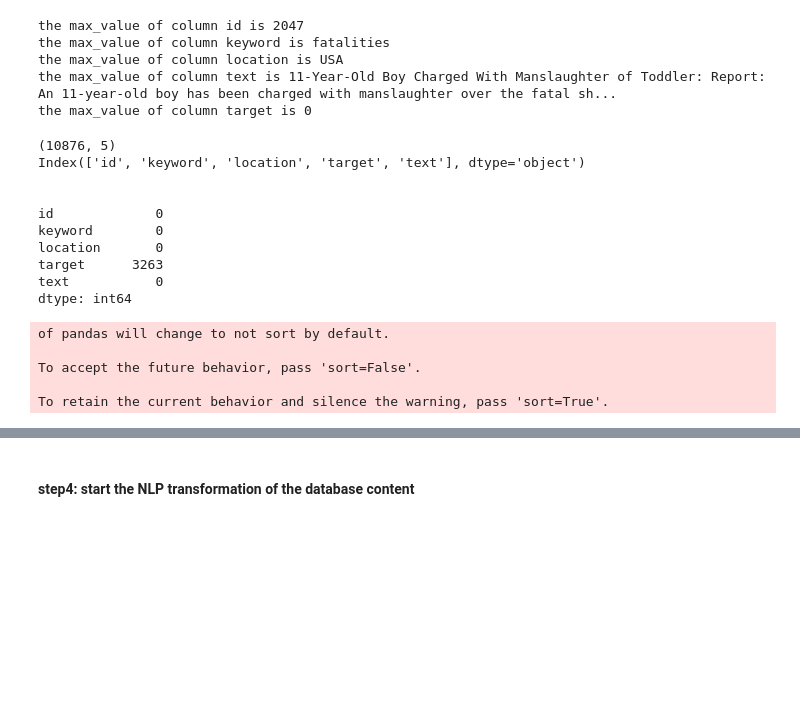
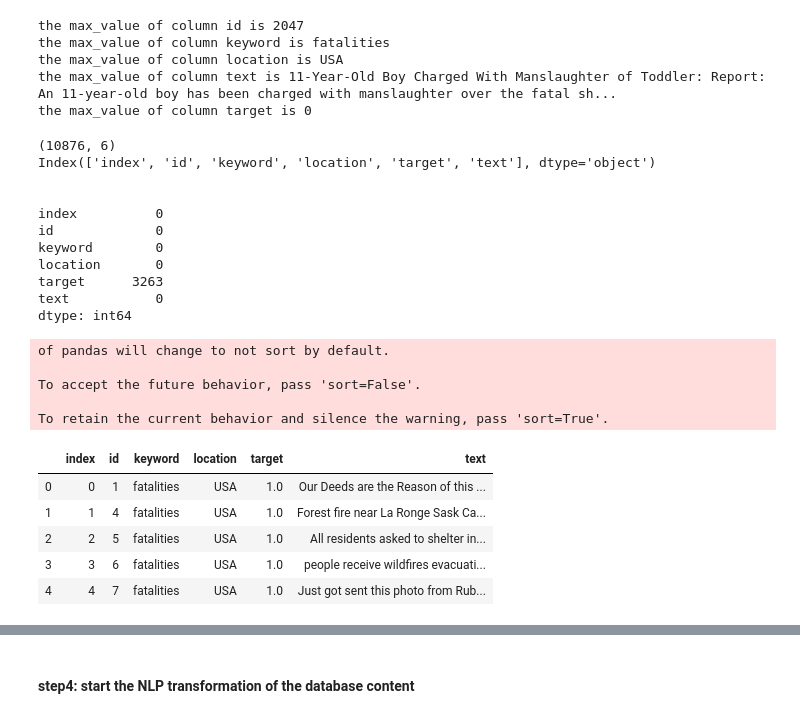
Before and after one commit to JeanMILPIED/Disaster_tweets_kaggle, a Jupyter notebook: my_NLP_disaster_book.ipynb, the cells around one changed output, grey strips where cells are left out. Cells and saved outputs as stored; diff of their text form; code cells hidden in the pictures; blank space fills up the shorter version.

```diff
--- a/my_NLP_disaster_book.ipynb
+++ b/my_NLP_disaster_book.ipynb
@@ -107,13 +127,14 @@ my_remove_nonalpha(data_train)
 my_remove_nonalpha(data_test)
 # %%
 # we concatenate horizonatally the 2 databases
-my_data_all=pd.concat([data_train,data_test], axis=0)
+my_data_all=pd.concat([data_train,data_test], axis=0).reset_index()
 data_set_exploration(my_data_all)
 # %% [output]
-(10876, 5)
-Index(['id', 'keyword', 'location', 'target', 'text'], dtype='object')
+(10876, 6)
+Index(['index', 'id', 'keyword', 'location', 'target', 'text'], dtype='object')
 
 
+index          0
 id             0
 keyword        0
 location       0
@@ -125,3 +146,12 @@ of pandas will change to not sort by default.
 To accept the future behavior, pass 'sort=False'.
 
 To retain the current behavior and silence the warning, pass 'sort=True'.
+# %%
+my_data_all.head()
+# %% [output]
+|  | index | id | keyword | location | target | text |
+| 0 | 0 | 1 | fatalities | USA | 1.0 | Our Deeds are the Reason of this ... |
+| 1 | 1 | 4 | fatalities | USA | 1.0 | Forest fire near La Ronge Sask Ca... |
+| 2 | 2 | 5 | fatalities | USA | 1.0 | All residents asked to shelter in... |
+| 3 | 3 | 6 | fatalities | USA | 1.0 | people receive wildfires evacuati... |
+| 4 | 4 | 7 | fatalities | USA | 1.0 | Just got sent this photo from Rub... |
```
Also changed, not shown: parts of 48 cells of this notebook.
